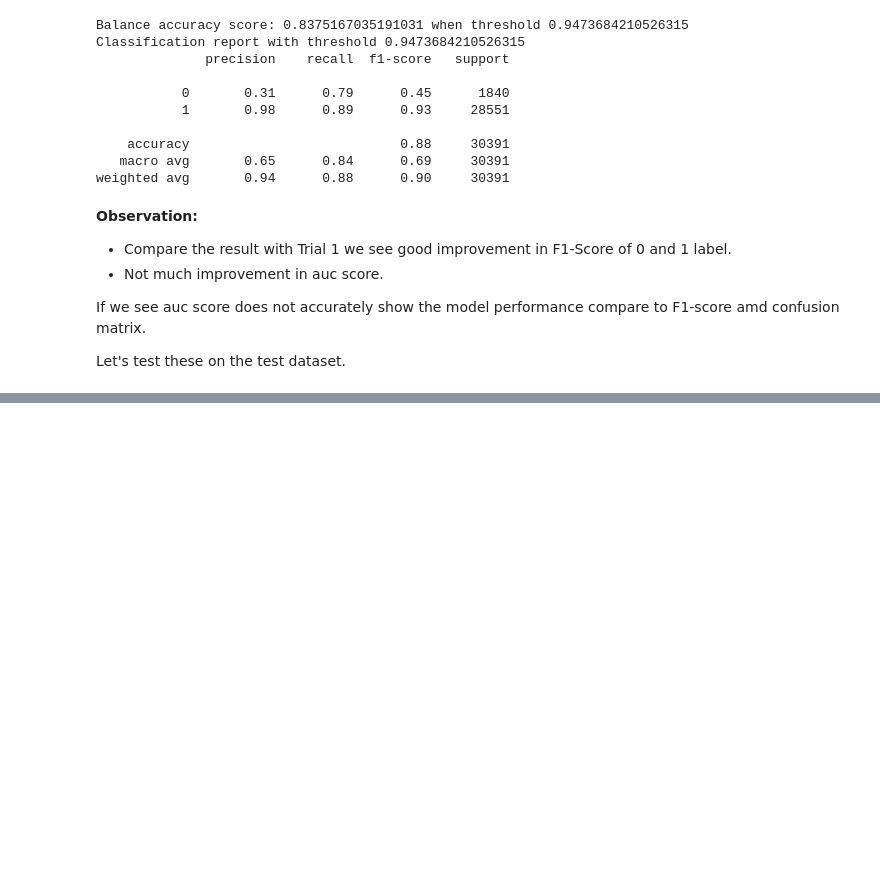
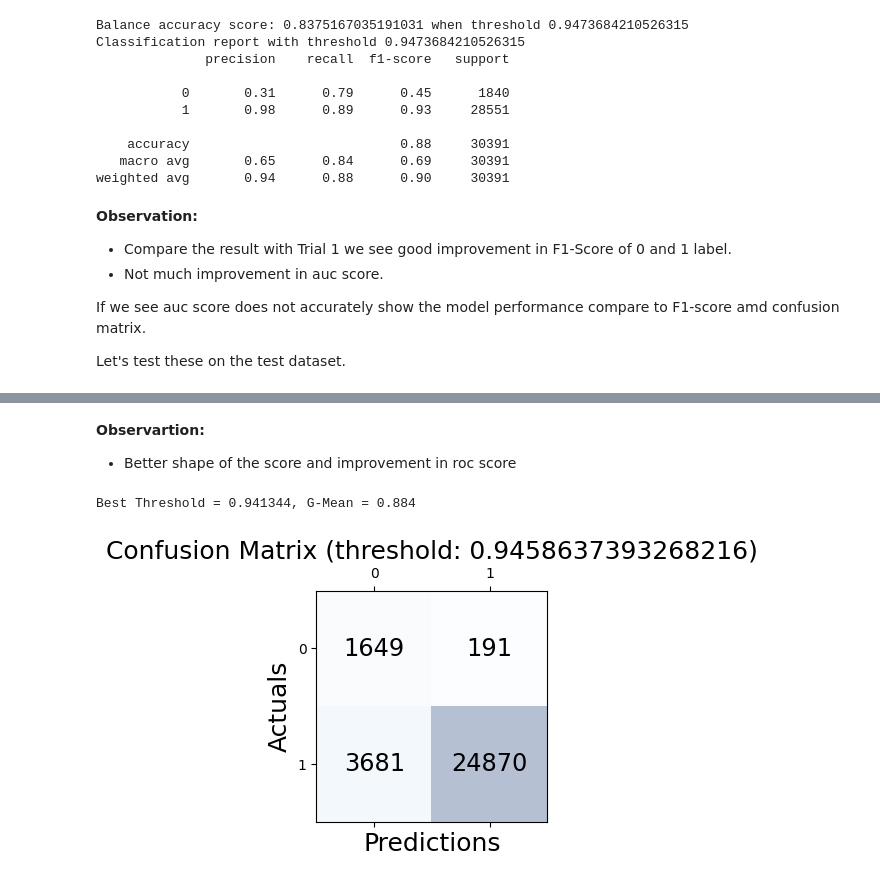
Before and after one commit to SmithaUpadhyaya/employee_access_resource_classifier, a Jupyter notebook: notebooks/training.ipynb, the cells around one changed output, grey strips where cells are left out. Saved outputs shown, nothing was run; the diff lists cells and outputs as text; code cells hidden in the pictures; blank space fills up the shorter version.

```diff
--- a/notebooks/training.ipynb
+++ b/notebooks/training.ipynb
@@ -949,0 +1058,35 @@ There is a bit improvement in the score from trial 1
+# %% [markdown]
+**Observartion:**
+
+- Better shape of the score and improvement in roc score
+# %%
+# calculate the g-mean for each threshold
+gmeans = np.sqrt(tpr * (1-fpr))
+
+# locate the index of the largest g-mean
+ix = np.argmax(gmeans)
+print('Best Threshold = %f, G-Mean = %.3f' % (thresholds[ix], gmeans[ix]))
+# %% [output]
+Best Threshold = 0.941344, G-Mean = 0.884
+# %%
+threshold = thresholds[ix]
+Y = np.array(Y).astype(int)
+Y_pred = (Y_predictions_by_class[:,1] > threshold).astype(int)
+# %%
+conf_matrix = confusion_matrix(Y, Y_pred)
+fig, ax = plt.subplots(figsize=(3, 3))
+ax.matshow(conf_matrix, cmap = plt.cm.Blues, alpha=0.3)
+
+for i in range(conf_matrix.shape[0]):
+
+    for j in range(conf_matrix.shape[1]):
+
+        ax.text(x = j, y = i,s = conf_matrix[i, j], va = 'center', ha = 'center', size = 'xx-large')
+
+
+plt.ylabel('Actuals', fontsize = 18)
+plt.xlabel('Predictions', fontsize = 18)
+plt.title(f'Confusion Matrix (threshold: {threshold})', fontsize = 18)
+plt.show()
+# %% [output]
+[figure, added]
```
Also changed, not shown: parts of 11 cells of this notebook, 9 other files.
